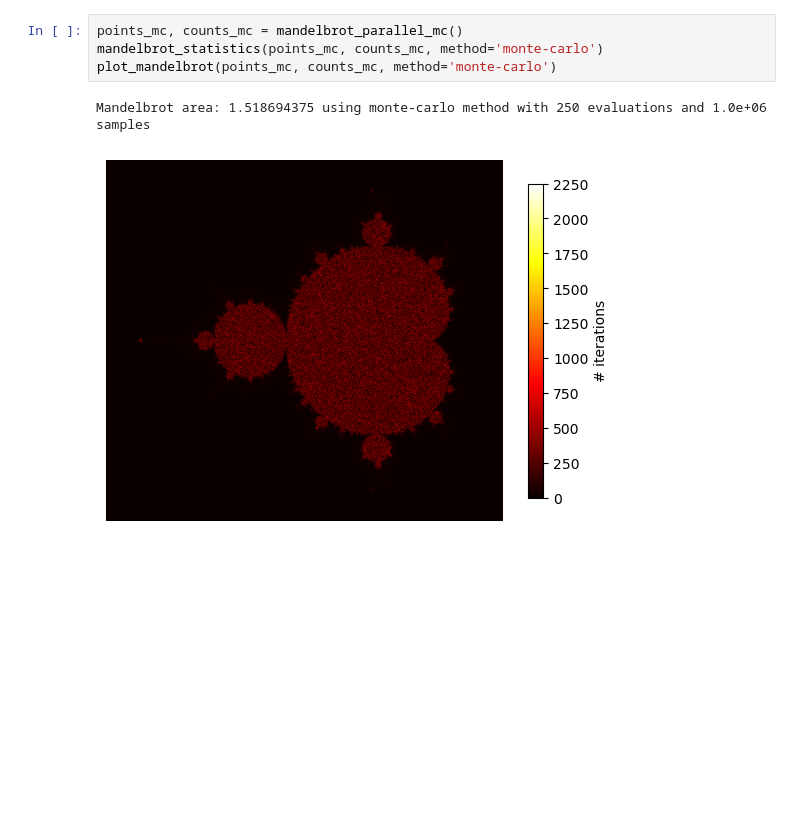
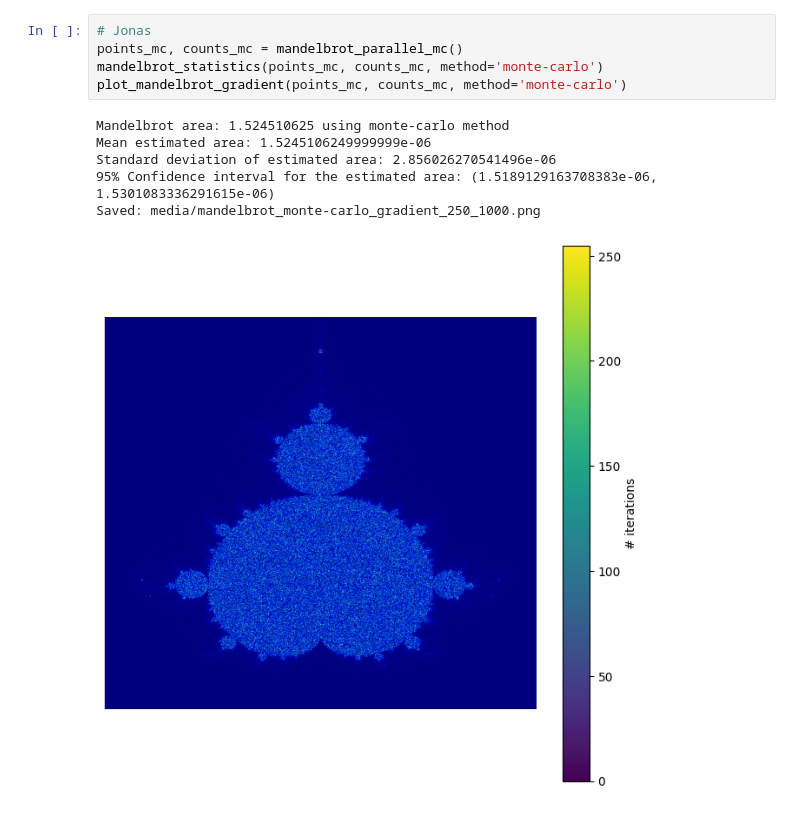
Before and after one commit to jonas4climate/ss-assignment1, a Jupyter notebook: CalvinLaw_11306734_RaymondZhang_14865904_JonasSchaefer_14039982_1.ipynb, the cells around one changed output. Saved outputs shown, nothing was run; the diff lists cells and outputs as text; blank space fills up the shorter version.

```diff
--- a/CalvinLaw_11306734_RaymondZhang_14865904_JonasSchaefer_14039982_1.ipynb
+++ b/CalvinLaw_11306734_RaymondZhang_14865904_JonasSchaefer_14039982_1.ipynb
@@ -75,8 +159,13 @@ def mandelbrot_parallel_mc(max_iter=250, n_points=1_000_000):
 # %%
+# Jonas
 points_mc, counts_mc = mandelbrot_parallel_mc()
 mandelbrot_statistics(points_mc, counts_mc, method='monte-carlo')
-plot_mandelbrot(points_mc, counts_mc, method='monte-carlo')
+plot_mandelbrot_gradient(points_mc, counts_mc, method='monte-carlo')
 # %% [output]
-Mandelbrot area: 1.518694375 using monte-carlo method with 250 evaluations and 1.0e+06 samples
+Mandelbrot area: 1.524510625 using monte-carlo method
+Mean estimated area: 1.5245106249999999e-06
+Standard deviation of estimated area: 2.856026270541496e-06
+95% Confidence interval for the estimated area: (1.5189129163708383e-06, 1.5301083336291615e-06)
+Saved: media/mandelbrot_monte-carlo_gradient_250_1000.png
-[figure, old version]
+[figure, new version]
 # %%
```
Also changed, not shown: parts of 12 cells of this notebook.
